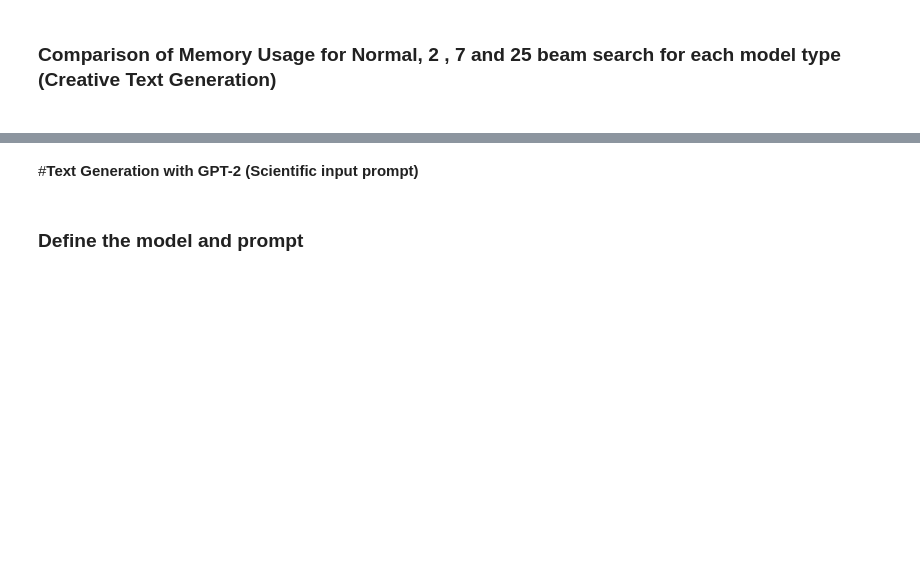
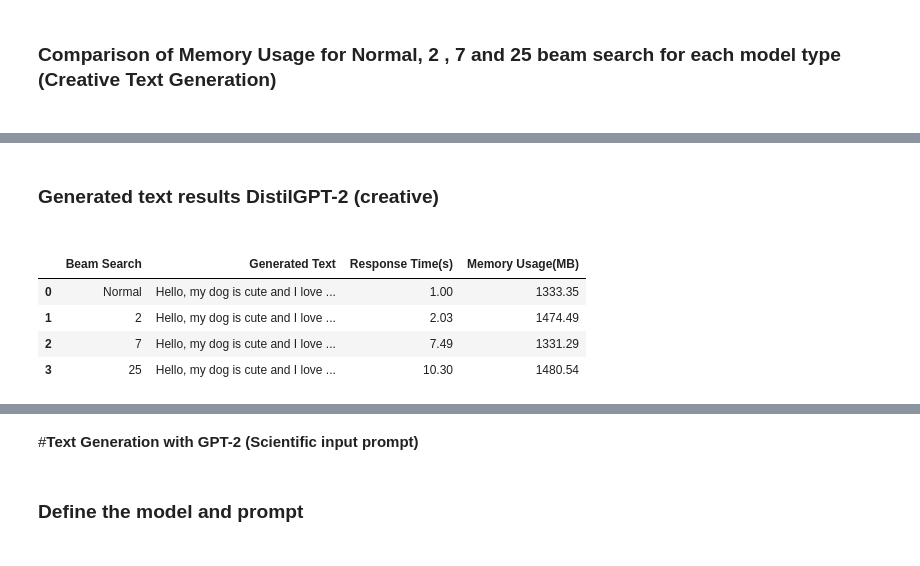
Before and after one commit to pureskill714/ICT3102-assignment2, a Jupyter notebook: 3102Assignment2.ipynb, the cells around one changed output, grey strips where cells are left out. Drawn from its saved outputs; the diff is of its cells as text; code cells hidden in the pictures; blank space fills up the shorter version.

```diff
--- a/3102Assignment2.ipynb
+++ b/3102Assignment2.ipynb
@@ -1020,0 +1053,29 @@ Memory Usage for BART twenty five beam search: 5892.52MB
+# %% [markdown]
+<h3><b>Generated text results DistilGPT-2 (creative)</b><h3>
+# %%
+import pandas as pd
+
+# Sample data
+data = {
+    'Beam Search': ["Normal", 2, 7, 25],
+    'Generated Text': [
+         generated_text_distilgpt2_normalSearch,
+         generated_text_distilgpt2_twoBeam,
+        generated_text_distilgpt2_sevenBeam,
+        generated_text_distilgpt2_twentyFiveBeam
+    ],
+    'Response Time(s)': [f"{response_time_distilgpt2_normalSearch:.2f}", f"{response_time_distilgpt2_twoBeam:.2f}", f"{response_time_distilgpt2_sevenBeam:.2f}", f"{response_time_distilgpt2_twentyFiveBeam:.2f}"],
+    'Memory Usage(MB)': [distilgpt2_mNormal, distilgpt2_m2, distilgpt2_m7, distilgpt2_m25]
+}
+
+# Create a DataFrame
+df = pd.DataFrame(data)
+
+# Display the DataFrame
+df
+# %% [output]
+|  | Beam Search | Generated Text | Response Time(s) | Memory Usage(MB) |
+| 0 | Normal | Hello, my dog is cute and I love ... | 1.00 | 1333.35 |
+| 1 | 2 | Hello, my dog is cute and I love ... | 2.03 | 1474.49 |
+| 2 | 7 | Hello, my dog is cute and I love ... | 7.49 | 1331.29 |
+| 3 | 25 | Hello, my dog is cute and I love ... | 10.30 | 1480.54 |
```
Also changed, not shown: parts of 66 cells of this notebook.
